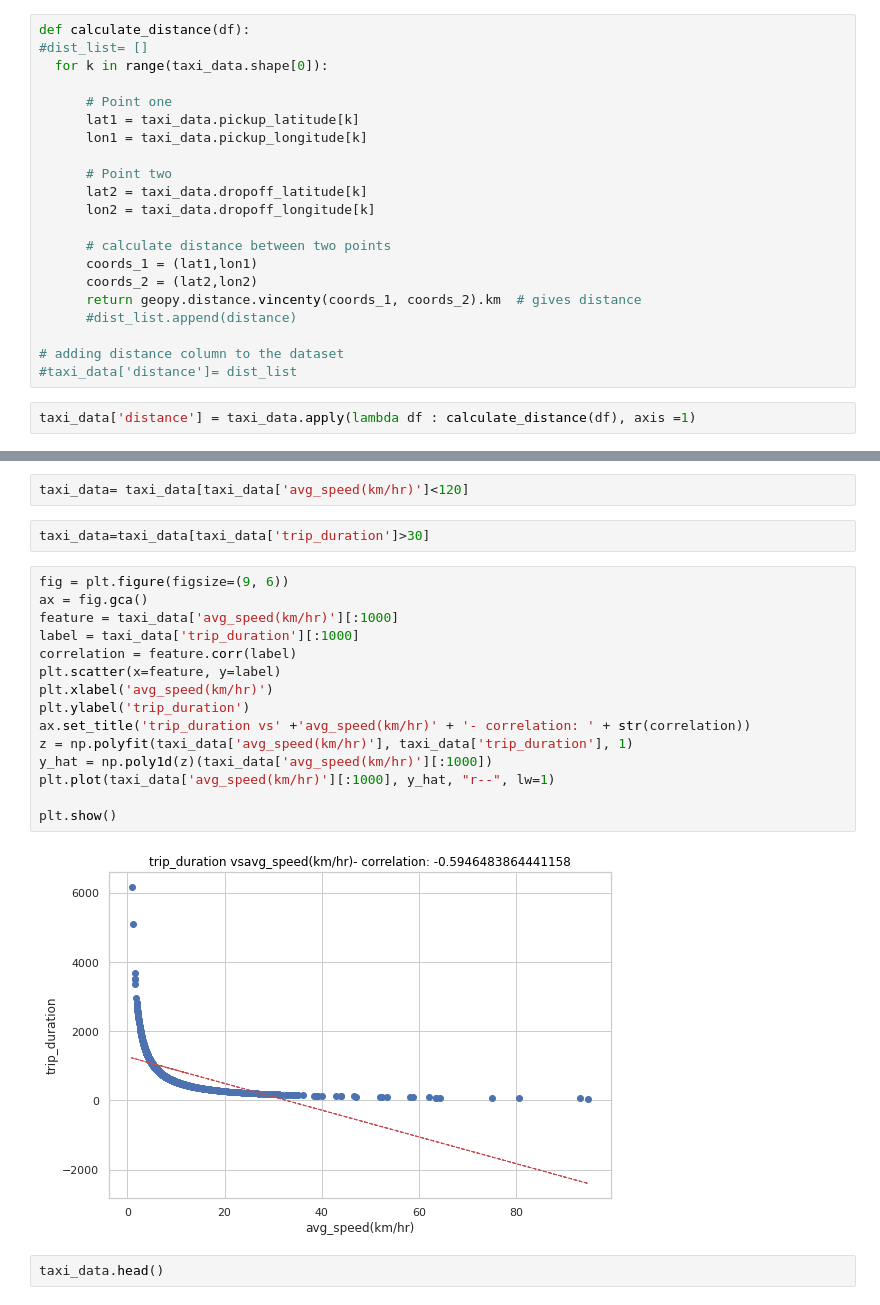
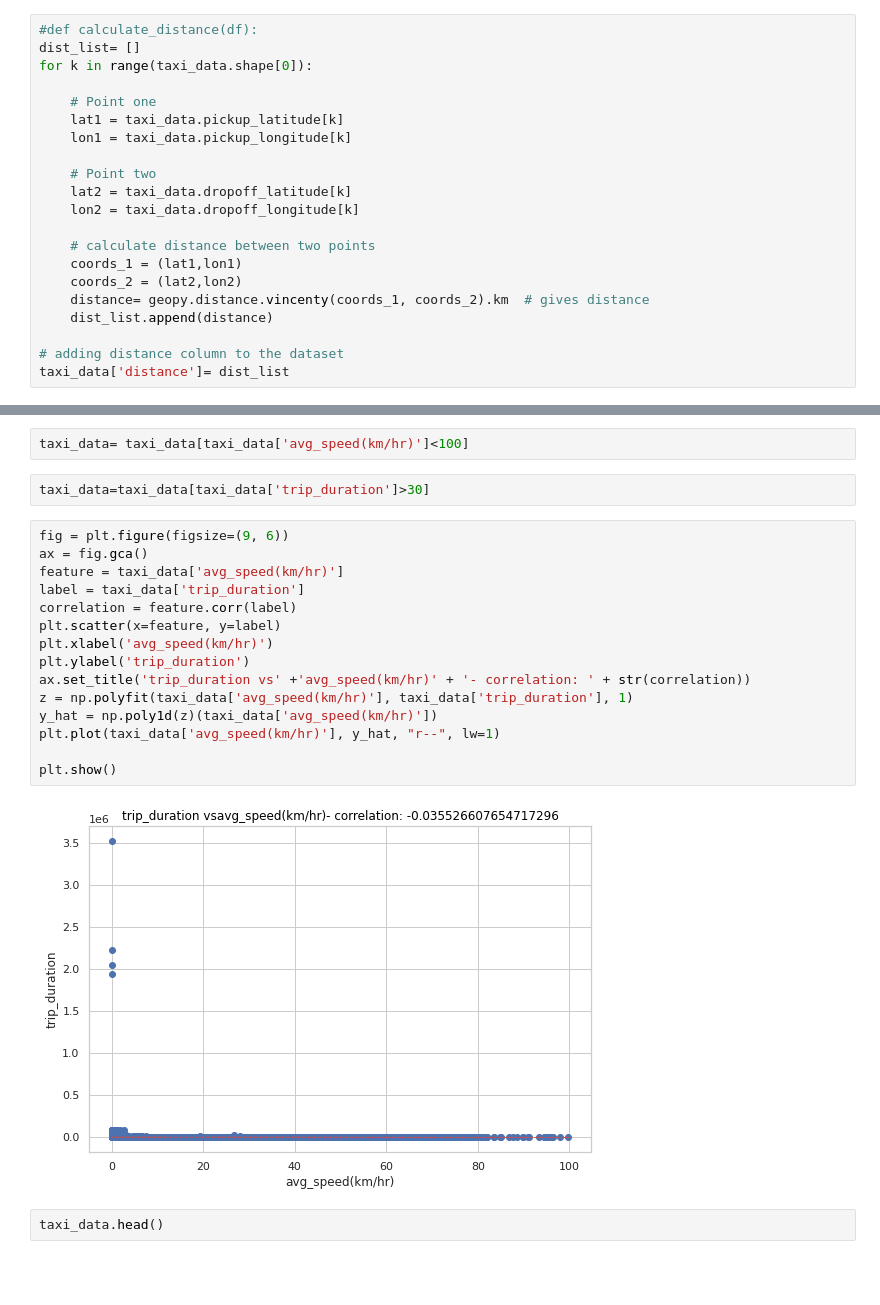
Before and after one commit to indrochoco/NYC-Taxi-prediction, a Jupyter notebook: Copy_2_of_NYC_Taxi_Trip_Time_Prediction_Capstone_Project.ipynb, the cells around one changed output, grey strips where cells are left out. Drawn from its saved outputs; the diff is of its cells as text; blank space fills up the shorter version.

```diff
--- a/Copy_2_of_NYC_Taxi_Trip_Time_Prediction_Capstone_Project.ipynb
+++ b/Copy_2_of_NYC_Taxi_Trip_Time_Prediction_Capstone_Project.ipynb
@@ -122,25 +122,23 @@ taxi_data[taxi_data.dropoff_longitude==0]
 # %%
 import geopy.distance
 # %%
-def calculate_distance(df):
-#dist_list= []
-  for k in range(taxi_data.shape[0]):
+#def calculate_distance(df):
+dist_list= []
+for k in range(taxi_data.shape[0]):
 
-      # Point one
-      lat1 = taxi_data.pickup_latitude[k]
-      lon1 = taxi_data.pickup_longitude[k]
+    # Point one
+    lat1 = taxi_data.pickup_latitude[k]
+    lon1 = taxi_data.pickup_longitude[k]
 
-      # Point two
-      lat2 = taxi_data.dropoff_latitude[k]
-      lon2 = taxi_data.dropoff_longitude[k]
+    # Point two
+    lat2 = taxi_data.dropoff_latitude[k]
+    lon2 = taxi_data.dropoff_longitude[k]
 
-      # calculate distance between two points
-      coords_1 = (lat1,lon1)
-      coords_2 = (lat2,lon2)
-      return geopy.distance.vincenty(coords_1, coords_2).km  # gives distance
-      #dist_list.append(distance)
+    # calculate distance between two points
+    coords_1 = (lat1,lon1)
+    coords_2 = (lat2,lon2)
+    distance= geopy.distance.vincenty(coords_1, coords_2).km  # gives distance
+    dist_list.append(distance)
 
 # adding distance column to the dataset
-#taxi_data['distance']= dist_list
+taxi_data['distance']= dist_list
-# %%
-taxi_data['distance'] = taxi_data.apply(lambda df : calculate_distance(df), axis =1)
@@ -267,26 +280,26 @@ some average speed was too much , like 250 km/hour, which was practically imposs
 # %% [markdown]
 we can see here that trip duration was so small , which was practically impossible, so we exclude rows of those, whose trip duration which was less than 30 seconds and which average speed was more than 180 km
 # %%
-taxi_data= taxi_data[taxi_data['avg_speed(km/hr)']<120]
+taxi_data= taxi_data[taxi_data['avg_speed(km/hr)']<100]
 # %%
 taxi_data=taxi_data[taxi_data['trip_duration']>30]
 # %%
 fig = plt.figure(figsize=(9, 6))
 ax = fig.gca()
-feature = taxi_data['avg_speed(km/hr)'][:1000]
-label = taxi_data['trip_duration'][:1000]
+feature = taxi_data['avg_speed(km/hr)']
+label = taxi_data['trip_duration']
 correlation = feature.corr(label)
 plt.scatter(x=feature, y=label)
 plt.xlabel('avg_speed(km/hr)')
 plt.ylabel('trip_duration')
 ax.set_title('trip_duration vs' +'avg_speed(km/hr)' + '- correlation: ' + str(correlation))
 z = np.polyfit(taxi_data['avg_speed(km/hr)'], taxi_data['trip_duration'], 1)
-y_hat = np.poly1d(z)(taxi_data['avg_speed(km/hr)'][:1000])
-plt.plot(taxi_data['avg_speed(km/hr)'][:1000], y_hat, "r--", lw=1)
+y_hat = np.poly1d(z)(taxi_data['avg_speed(km/hr)'])
+plt.plot(taxi_data['avg_speed(km/hr)'], y_hat, "r--", lw=1)
 
 plt.show()
 # %% [output]
-[figure, old version]
+[figure, new version]
 # %%
 taxi_data.head()
 # %% [output]
```
Also changed, not shown: parts of 62 cells of this notebook.
